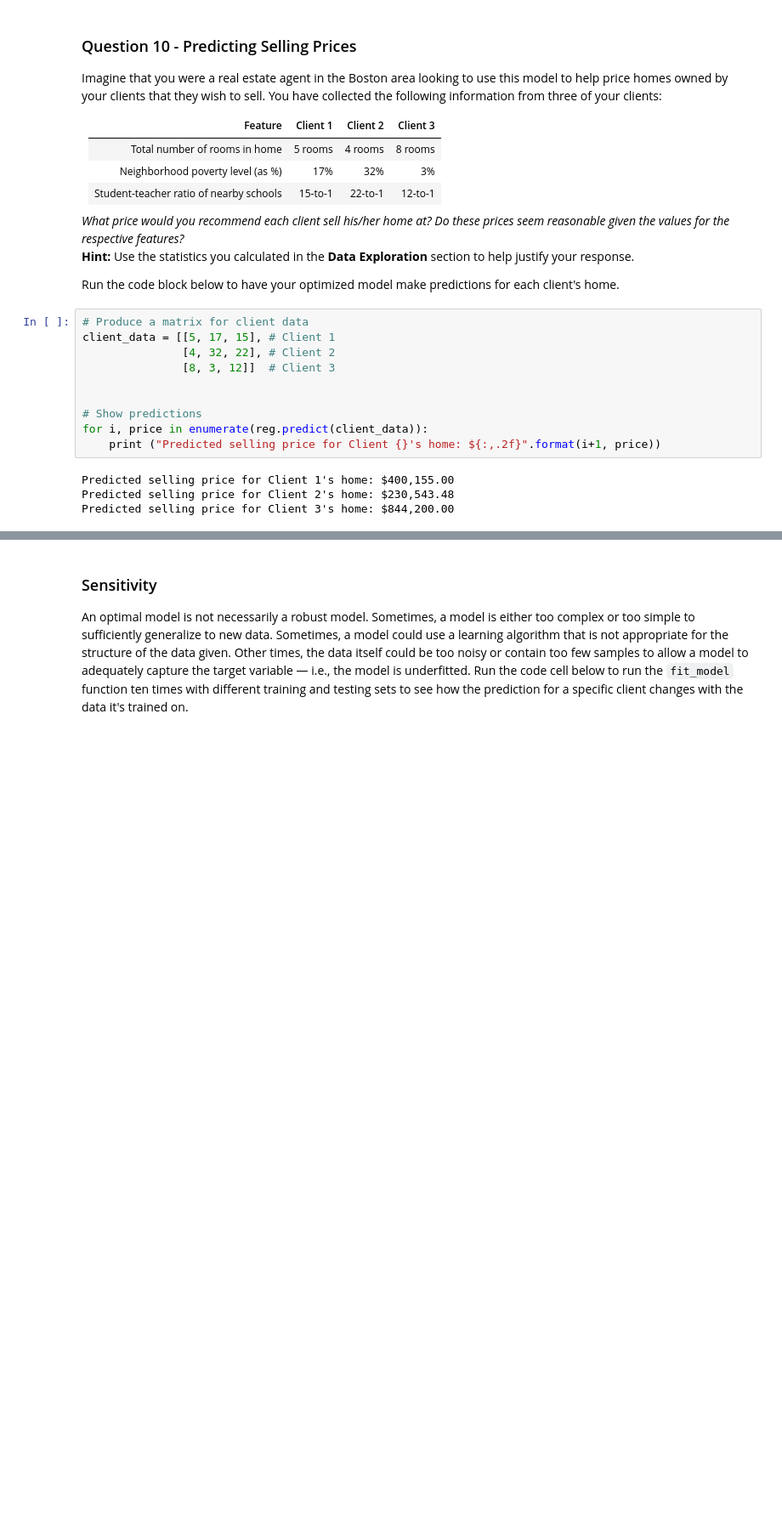
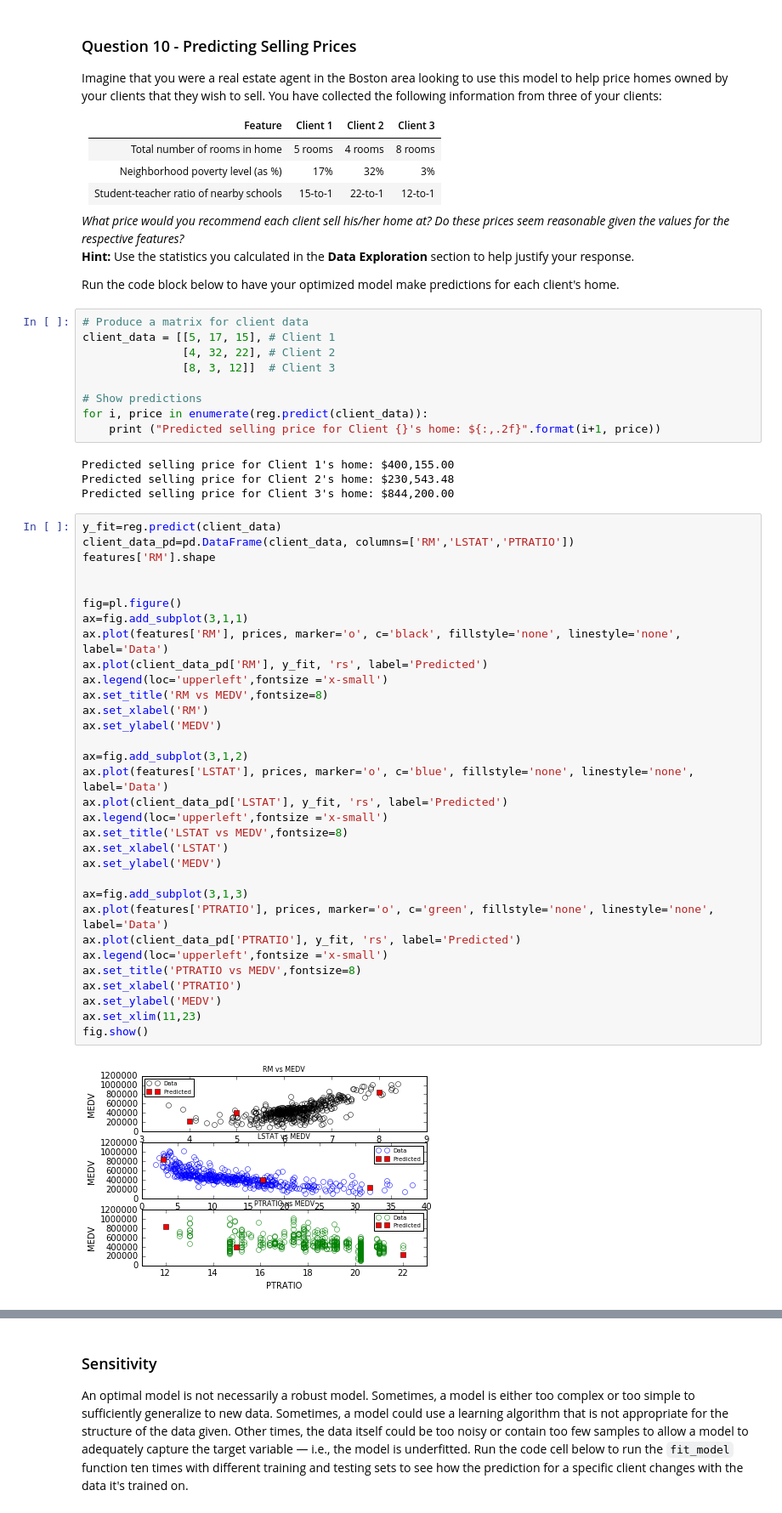
Before and after one commit to al825/Boston_housing, a Jupyter notebook: boston_housing.ipynb, the cells around one changed output, grey strips where cells are left out. Shown: that part at 85% size. Cells and saved outputs as stored; diff of their text form; blank space fills up the shorter version.

```diff
--- a/boston_housing.ipynb
+++ b/boston_housing.ipynb
@@ -356,7 +356,6 @@ client_data = [[5, 17, 15], # Client 1
                [4, 32, 22], # Client 2
                [8, 3, 12]]  # Client 3
 
-
 # Show predictions
 for i, price in enumerate(reg.predict(client_data)):
     print ("Predicted selling price for Client {}'s home: ${:,.2f}".format(i+1, price))
@@ -364,4 +363,38 @@ for i, price in enumerate(reg.predict(client_data)):
 Predicted selling price for Client 1's home: $400,155.00
 Predicted selling price for Client 2's home: $230,543.48
 Predicted selling price for Client 3's home: $844,200.00
+# %%
+y_fit=reg.predict(client_data)
+client_data_pd=pd.DataFrame(client_data, columns=['RM','LSTAT','PTRATIO'])
+features['RM'].shape
+
+
+fig=pl.figure()
+ax=fig.add_subplot(3,1,1)
+ax.plot(features['RM'], prices, marker='o', c='black', fillstyle='none', linestyle='none', label='Data')
+ax.plot(client_data_pd['RM'], y_fit, 'rs', label='Predicted')
+ax.legend(loc='upperleft',fontsize ='x-small')
+ax.set_title('RM vs MEDV',fontsize=8)
+ax.set_xlabel('RM')
+ax.set_ylabel('MEDV')
+
+ax=fig.add_subplot(3,1,2)
+ax.plot(features['LSTAT'], prices, marker='o', c='blue', fillstyle='none', linestyle='none', label='Data')
+ax.plot(client_data_pd['LSTAT'], y_fit, 'rs', label='Predicted')
+ax.legend(loc='upperleft',fontsize ='x-small')
+ax.set_title('LSTAT vs MEDV',fontsize=8)
+ax.set_xlabel('LSTAT')
+ax.set_ylabel('MEDV')
+
+ax=fig.add_subplot(3,1,3)
+ax.plot(features['PTRATIO'], prices, marker='o', c='green', fillstyle='none', linestyle='none', label='Data')
+ax.plot(client_data_pd['PTRATIO'], y_fit, 'rs', label='Predicted')
+ax.legend(loc='upperleft',fontsize ='x-small')
+ax.set_title('PTRATIO vs MEDV',fontsize=8)
+ax.set_xlabel('PTRATIO')
+ax.set_ylabel('MEDV')
+ax.set_xlim(11,23)
+fig.show()
+# %% [output]
+[figure, added]
 # %% [markdown]
```
Also changed, not shown: parts of 1 cell of this notebook, 1 other file.
